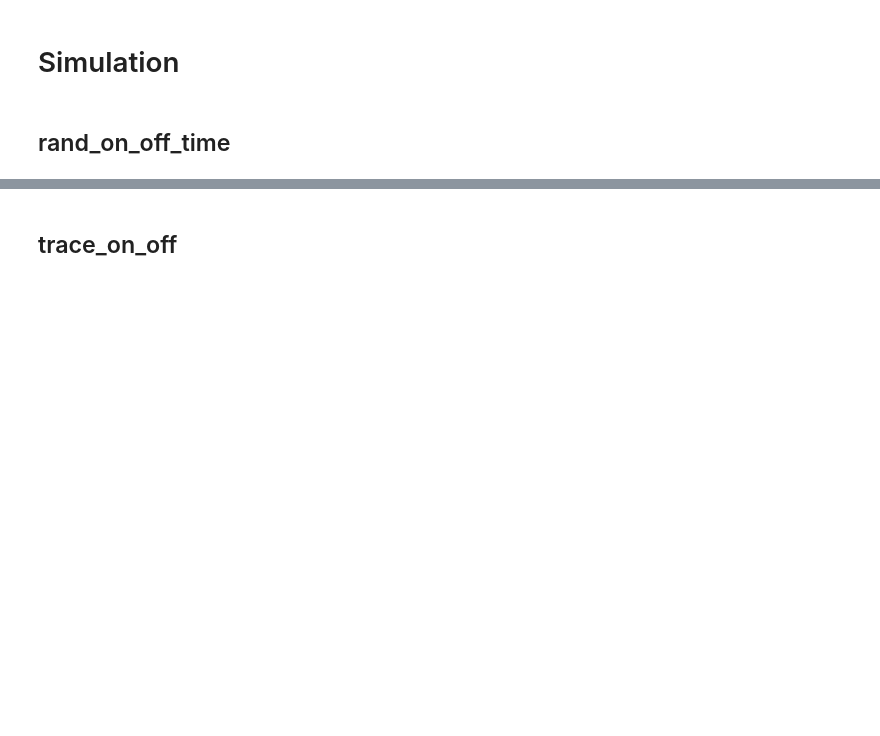
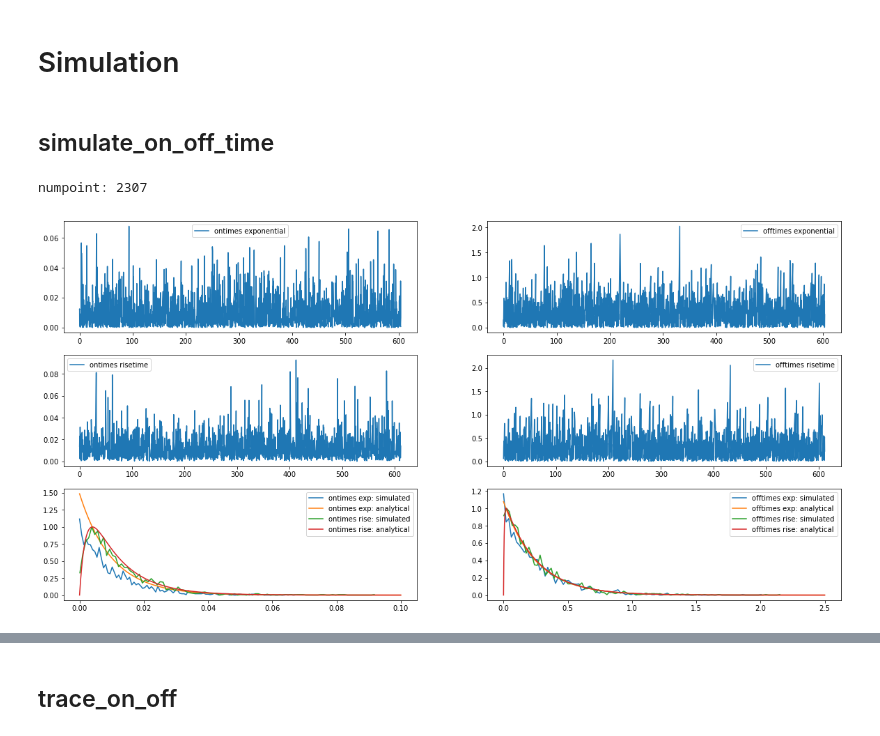
Before and after one commit to biswajitSM/Azurin_SM_repo, a Jupyter notebook: Analysis/Simulation.ipynb, the cells around one changed output, grey strips where cells are left out. Saved outputs shown, nothing was run; the diff lists cells and outputs as text; code cells hidden in the pictures; blank space fills up the shorter version.

```diff
--- a/Analysis/Simulation.ipynb
+++ b/Analysis/Simulation.ipynb
@@ -36,4 +22,4 @@ warnings.filterwarnings("ignore")
 # %% [markdown]
 # Simulation
 # %% [markdown]
-## rand_on_off_time
+## simulate_on_off_time
@@ -60,0 +26,7 @@ on_rand_exp, off_rand_exp,off_rand_biexp = rand_on_off_times(ton=1, toff1=1, tof
+# %%
+out = simulate_on_off_times(ton1=0.01, ton2=0.002, toff1=0.250,
+                        toff2=0.005, time_len=600, plotting=True);
+[ontimes_exp_1, ontimes_exp_rise, offtimes_exp_1, offtimes_exp_rise] = out
+# %% [output]
+numpoint: 2307
+[figure, added]
```
Also changed, not shown: parts of 34 cells of this notebook, 2 other files.
